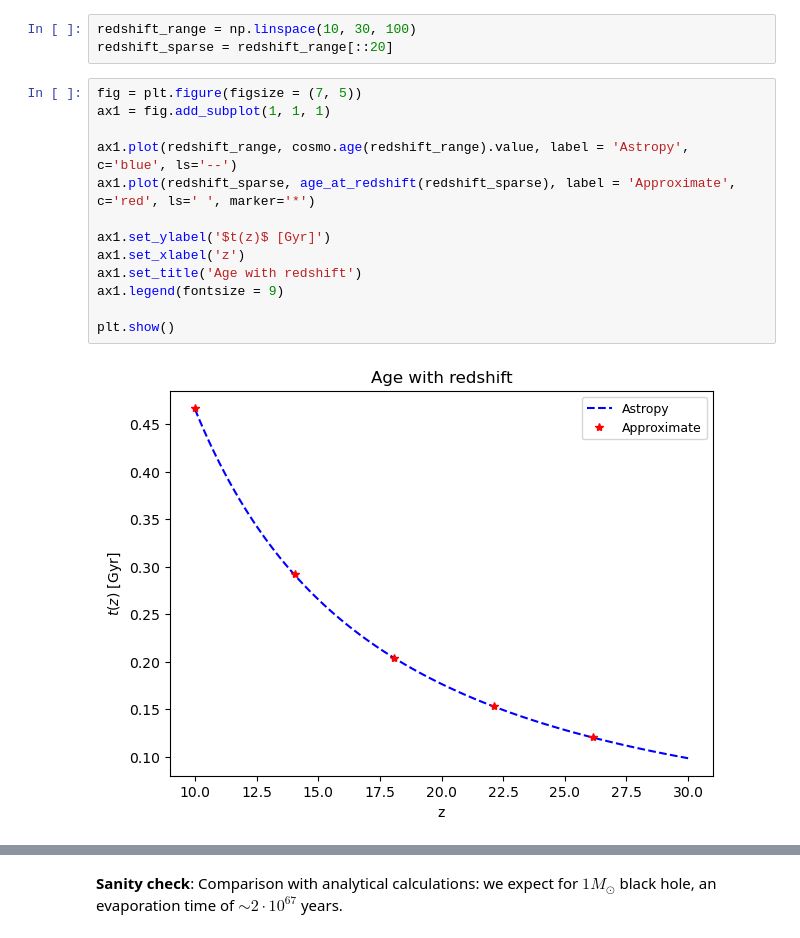
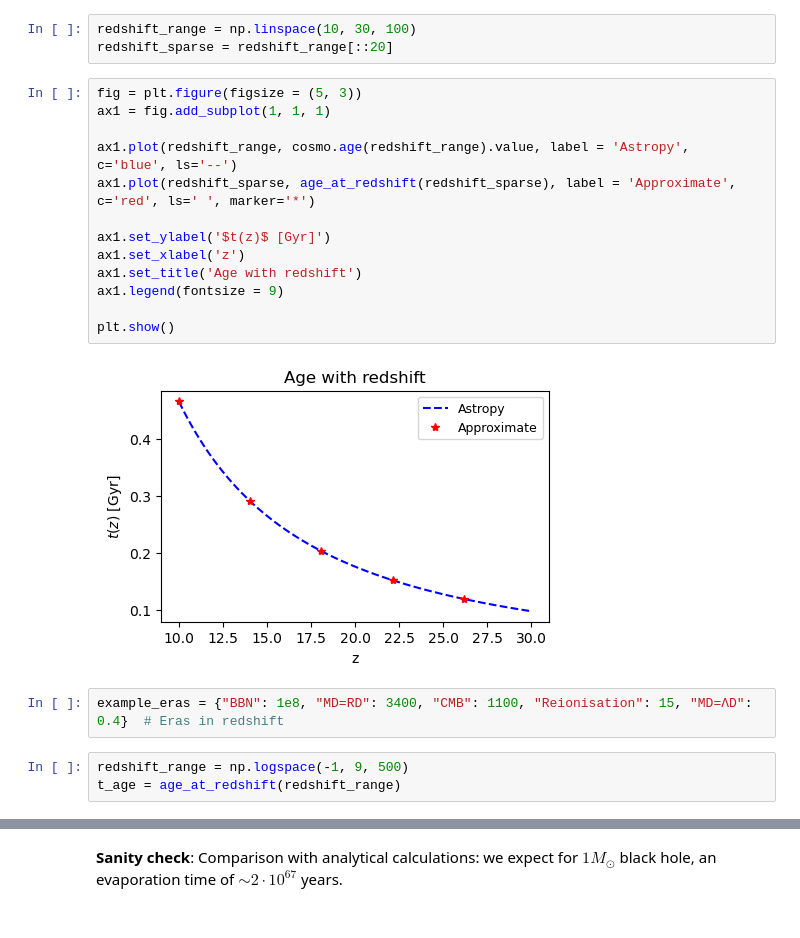
Before and after one commit to MariosNT/DCBHs_HR_PBHs, a Jupyter notebook: BlackHoleSpectrum.ipynb, the cells around one changed output, grey strips where cells are left out. Cells and saved outputs as stored; diff of their text form.

```diff
--- a/BlackHoleSpectrum.ipynb
+++ b/BlackHoleSpectrum.ipynb
@@ -326,17 +276,22 @@ cosmo.age(0).value, age_at_redshift(0)
 redshift_range = np.linspace(10, 30, 100)
 redshift_sparse = redshift_range[::20]
 # %%
-fig = plt.figure(figsize = (7, 5))
+fig = plt.figure(figsize = (5, 3))
 ax1 = fig.add_subplot(1, 1, 1)
 
 ax1.plot(redshift_range, cosmo.age(redshift_range).value, label = 'Astropy', c='blue', ls='--')
 ax1.plot(redshift_sparse, age_at_redshift(redshift_sparse), label = 'Approximate', c='red', ls=' ', marker='*')
 
 ax1.set_ylabel('$t(z)$ [Gyr]')
 ax1.set_xlabel('z')
 ax1.set_title('Age with redshift')
 ax1.legend(fontsize = 9)
 
 plt.show()
 # %% [output]
-[figure, old version]
+[figure, new version]
+# %%
+example_eras = {"BBN": 1e8, "MD=RD": 3400, "CMB": 1100, "Reionisation": 15, "MD=ΛD": 0.4}  # Eras in redshift
+# %%
+redshift_range = np.logspace(-1, 9, 500)
+t_age = age_at_redshift(redshift_range)
```
Also changed, not shown: parts of 56 cells of this notebook, 1 other file.
